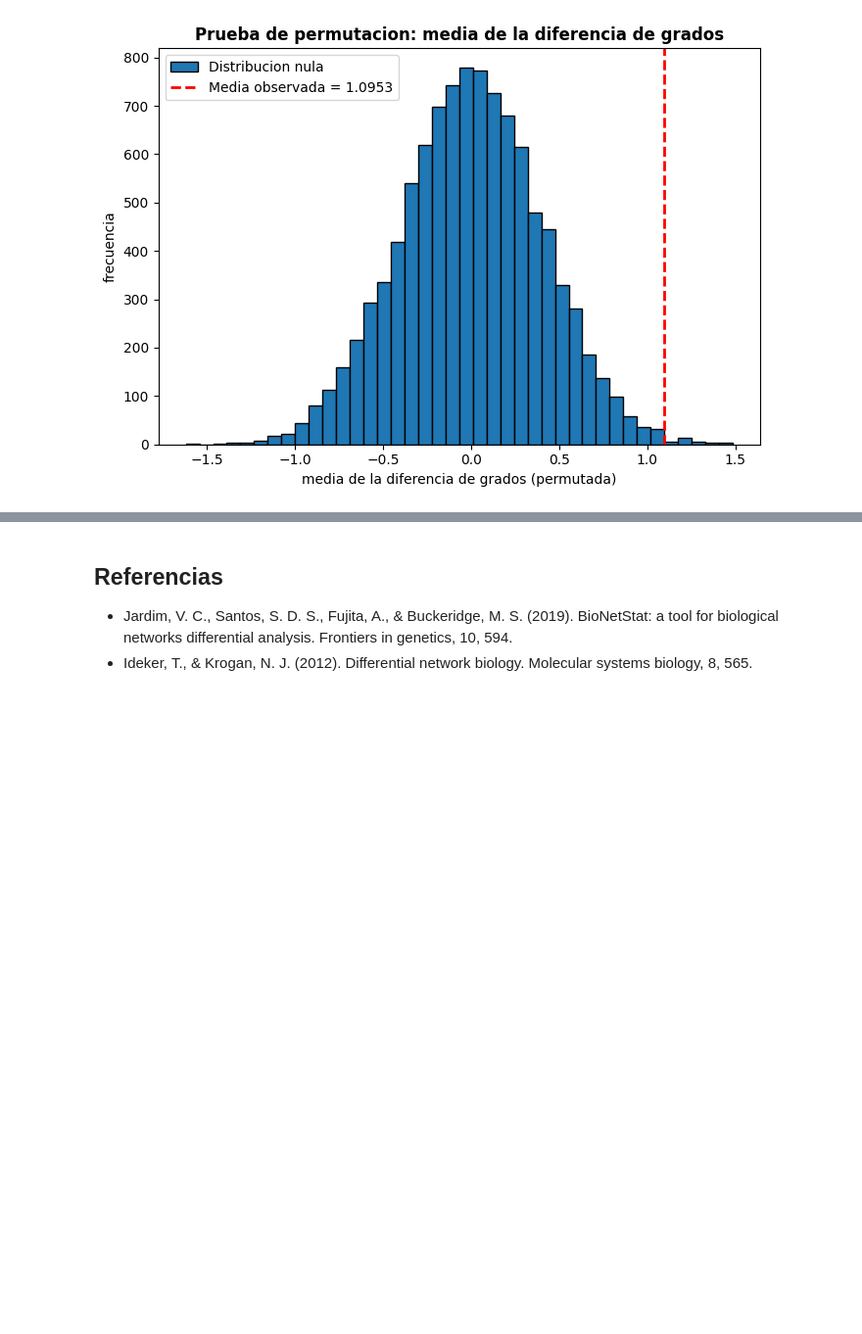
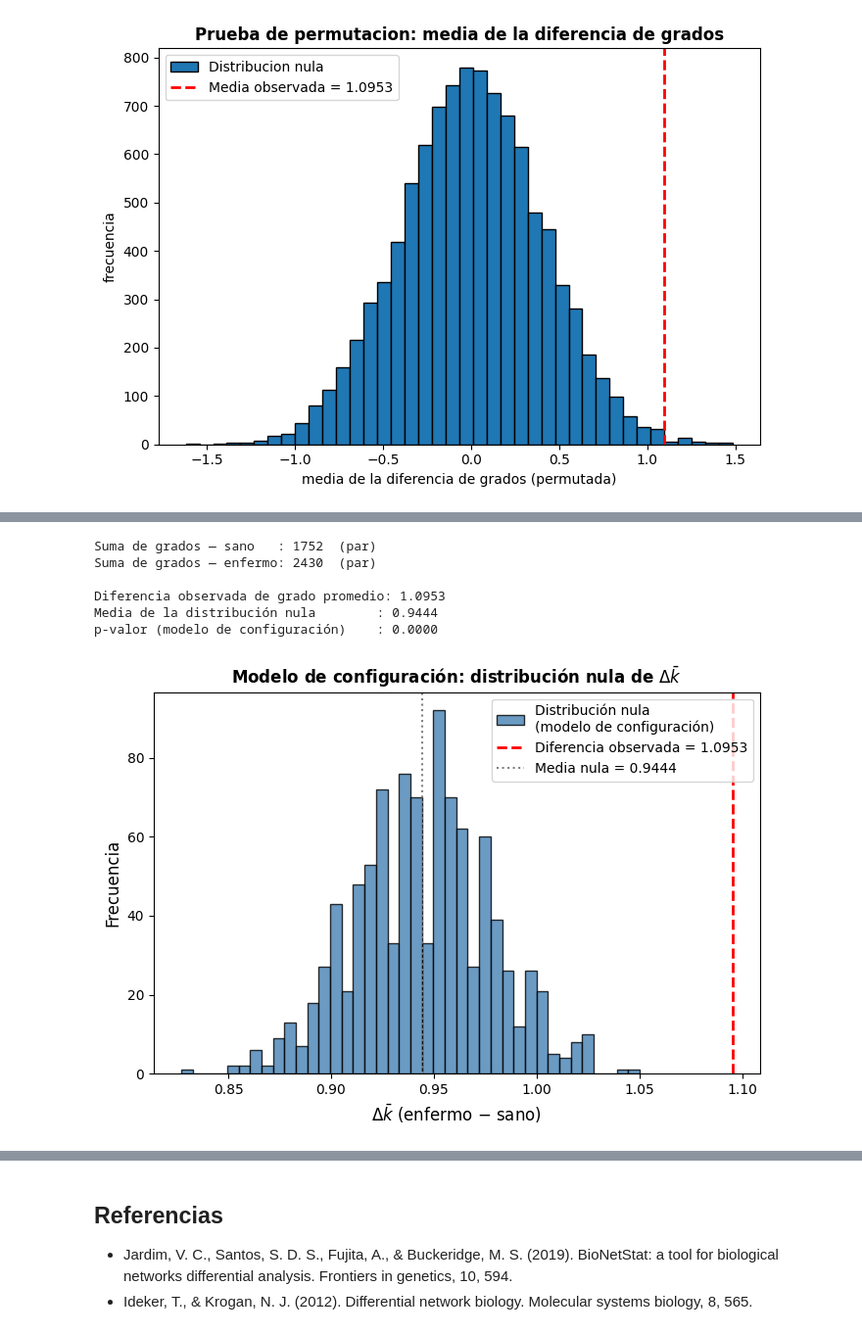
Before and after one commit to rubal501/redes-metagenomica, a Jupyter notebook: analisis.ipynb, the cells around one changed output, grey strips where cells are left out. Shown at 98% size. Cells and saved outputs as stored; diff of their text form; code cells hidden in the pictures; blank space fills up the shorter version.

```diff
--- a/analisis.ipynb
+++ b/analisis.ipynb
@@ -333,0 +338,58 @@ p-value (10,000 permutaciones)    : 0.0067
+# %%
+
+
+print(f"Suma de grados — sano   : {sum(k_healthy)}  ({'par' if sum(k_healthy) % 2 == 0 else 'impar'})")
+print(f"Suma de grados — enfermo: {sum(k_disease)}  ({'par' if sum(k_disease) % 2 == 0 else 'impar'})")
+
+observed_diff_cm = np.mean(k_disease) - np.mean(k_healthy)
+print(f"\nDiferencia observada de grado promedio: {observed_diff_cm:.4f}")
+
+#Distribución nula con configuration model
+rng = np.random.default_rng(42)
+N_PERM = 1000
+null_cm = np.empty(N_PERM)
+
+for i in range(N_PERM):
+    R_sano    = nx.configuration_model(k_healthy,    seed=rng)
+    R_enfermo = nx.configuration_model(k_disease, seed=rng)
+
+    R_sano    = nx.Graph(R_sano)
+    R_enfermo = nx.Graph(R_enfermo)
+    R_sano.remove_edges_from(nx.selfloop_edges(R_sano))
+    R_enfermo.remove_edges_from(nx.selfloop_edges(R_enfermo))
+
+    mean_sano    = np.mean([d for _, d in R_sano.degree()])
+    mean_enfermo = np.mean([d for _, d in R_enfermo.degree()])
+    null_cm[i]   = mean_enfermo - mean_sano
+
+p_cm = np.mean(np.abs(null_cm - null_cm.mean()) >= np.abs(observed_diff_cm - null_cm.mean()))
+
+print(f"Media de la distribución nula        : {null_cm.mean():.4f}")
+print(f"p-valor (modelo de configuración)    : {p_cm:.4f}")
+
+
+## NOTA: hay que usar mas de 1000
+# %% [output]
+Suma de grados — sano   : 1752  (par)
+Suma de grados — enfermo: 2430  (par)
+
+Diferencia observada de grado promedio: 1.0953
+Media de la distribución nula        : 0.9444
+p-valor (modelo de configuración)    : 0.0000
+# %%
+fig, ax = plt.subplots(figsize=(7, 5))
+ax.hist(null_cm, bins=40, edgecolor="black", color="steelblue", alpha=0.8, label="Distribución nula\n(modelo de configuración)")
+ax.axvline(observed_diff_cm, color="red", linestyle="--", linewidth=2,
+           label=f"Diferencia observada = {observed_diff_cm:.4f}")
+ax.axvline(null_cm.mean(), color="gray", linestyle=":", linewidth=1.5,
+           label=f"Media nula = {null_cm.mean():.4f}")
+ax.set_xlabel("$\\Delta\\bar{k}$ (enfermo $-$ sano)", fontsize=12)
+ax.set_ylabel("Frecuencia", fontsize=12)
+ax.set_title("Modelo de configuración: distribución nula de $\\Delta\\bar{k}$",
+             fontweight="bold")
+ax.legend()
+plt.tight_layout()
+plt.savefig("configuration_model_test.svg")
+plt.show()
+# %% [output]
+[figure, added]
```
Also changed, not shown: parts of 10 cells of this notebook, 3 other files.
